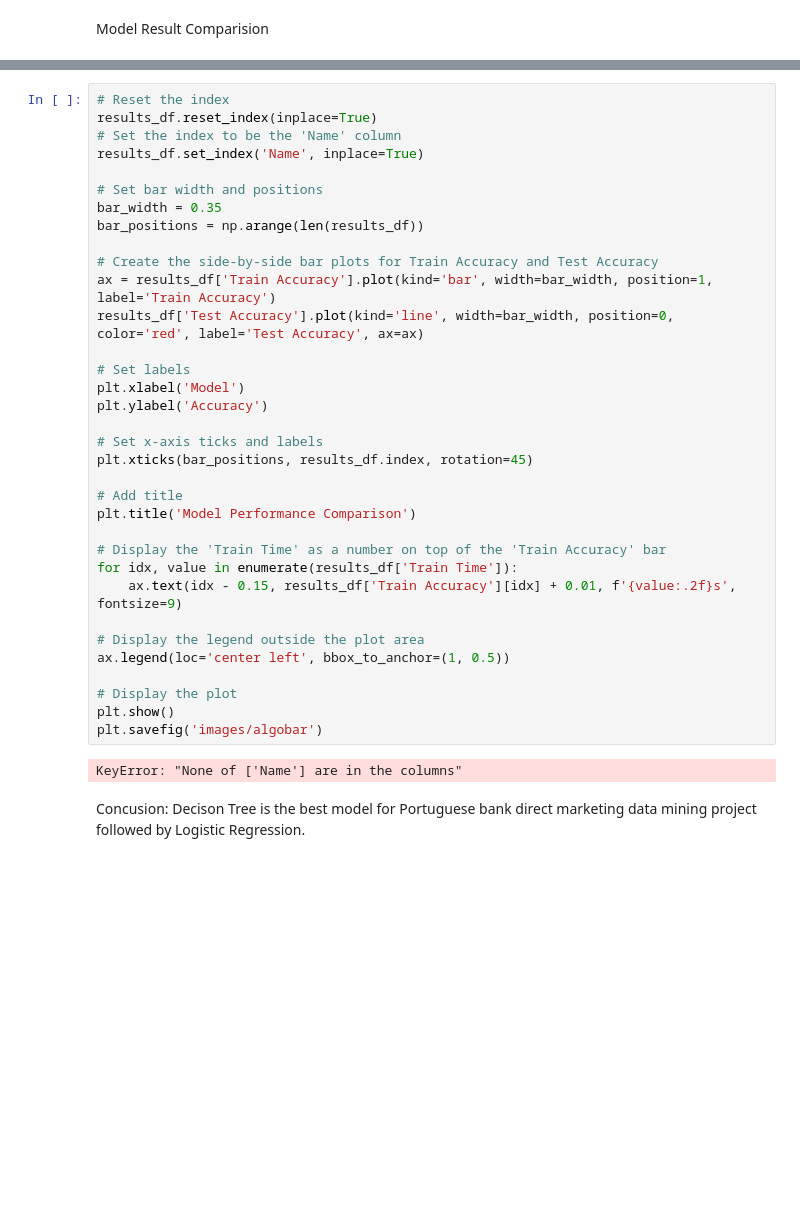
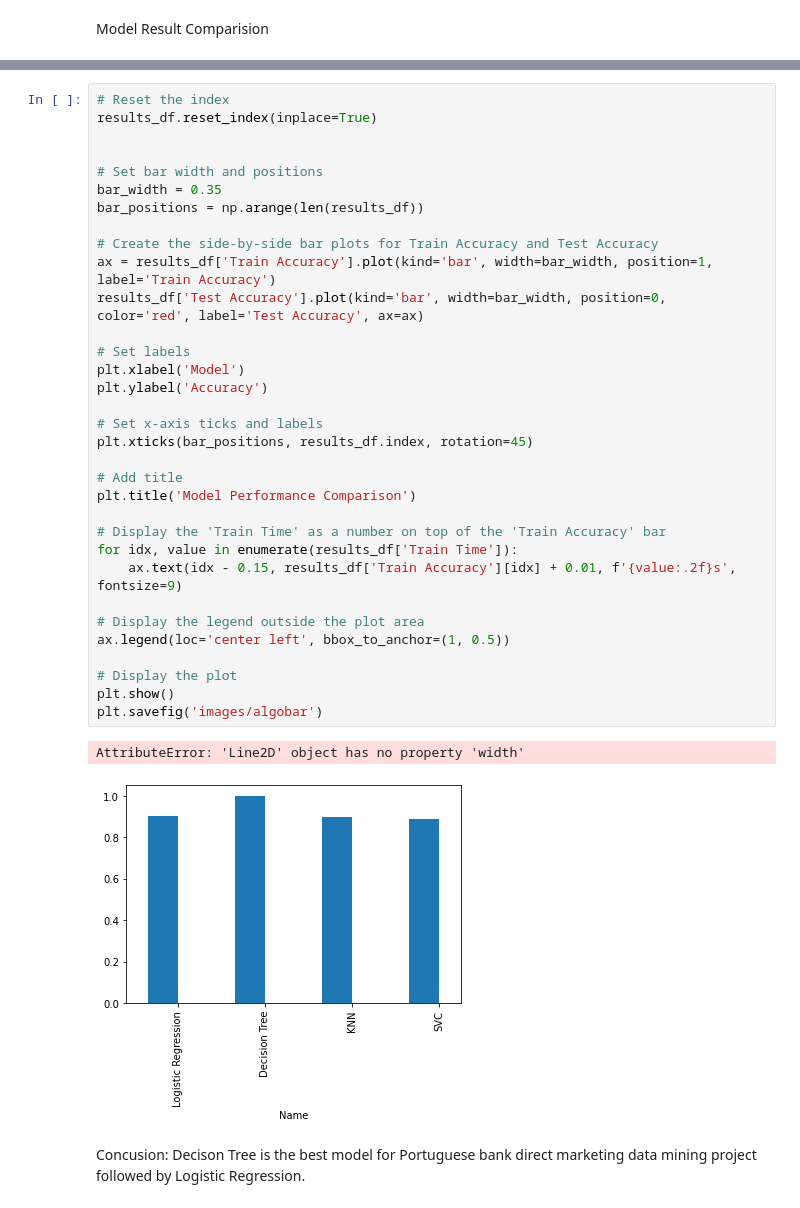
Before and after one commit to pranalee04/BH-PCMLAI-Module17-PracticalApplication-3, a Jupyter notebook: notebook/practical-assignment-3.ipynb, the cells around one changed output, grey strips where cells are left out. Saved outputs shown, nothing was run; the diff lists cells and outputs as text; blank space fills up the shorter version.

```diff
--- a/notebook/practical-assignment-3.ipynb
+++ b/notebook/practical-assignment-3.ipynb
@@ -1168,39 +1171,39 @@ results_df
 # %%
 # Reset the index
 results_df.reset_index(inplace=True)
-# Set the index to be the 'Name' column
-results_df.set_index('Name', inplace=True)
+
 
 # Set bar width and positions
 bar_width = 0.35
 bar_positions = np.arange(len(results_df))
 
 # Create the side-by-side bar plots for Train Accuracy and Test Accuracy
 ax = results_df['Train Accuracy'].plot(kind='bar', width=bar_width, position=1, label='Train Accuracy')
-results_df['Test Accuracy'].plot(kind='line', width=bar_width, position=0, color='red', label='Test Accuracy', ax=ax)
+results_df['Test Accuracy'].plot(kind='bar', width=bar_width, position=0, color='red', label='Test Accuracy', ax=ax)
 
 # Set labels
 plt.xlabel('Model')
 plt.ylabel('Accuracy')
 
 # Set x-axis ticks and labels
 plt.xticks(bar_positions, results_df.index, rotation=45)
 
 # Add title
 plt.title('Model Performance Comparison')
 
 # Display the 'Train Time' as a number on top of the 'Train Accuracy' bar
 for idx, value in enumerate(results_df['Train Time']):
     ax.text(idx - 0.15, results_df['Train Accuracy'][idx] + 0.01, f'{value:.2f}s', fontsize=9)
 
 # Display the legend outside the plot area
 ax.legend(loc='center left', bbox_to_anchor=(1, 0.5))
 
 # Display the plot
 plt.show()
 plt.savefig('images/algobar')
 # %% [output]
-KeyError: "None of ['Name'] are in the columns"
+AttributeError: 'Line2D' object has no property 'width'
+[figure, added]
 # %% [markdown]
 Concusion: Decison Tree is the best model for Portuguese bank direct marketing data mining project followed by Logistic Regression.
 # %% [markdown]
```
Also changed, not shown: parts of 4 cells of this notebook, 6 other files.
